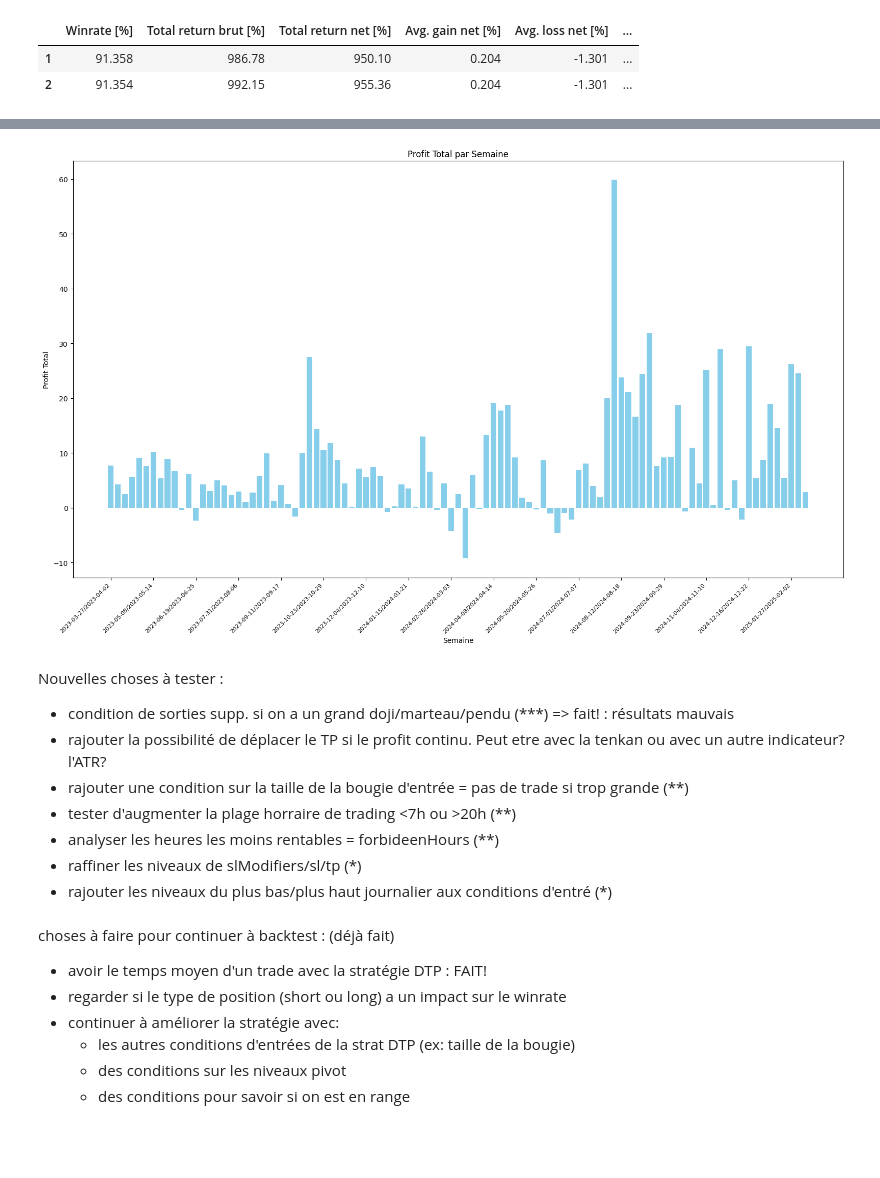
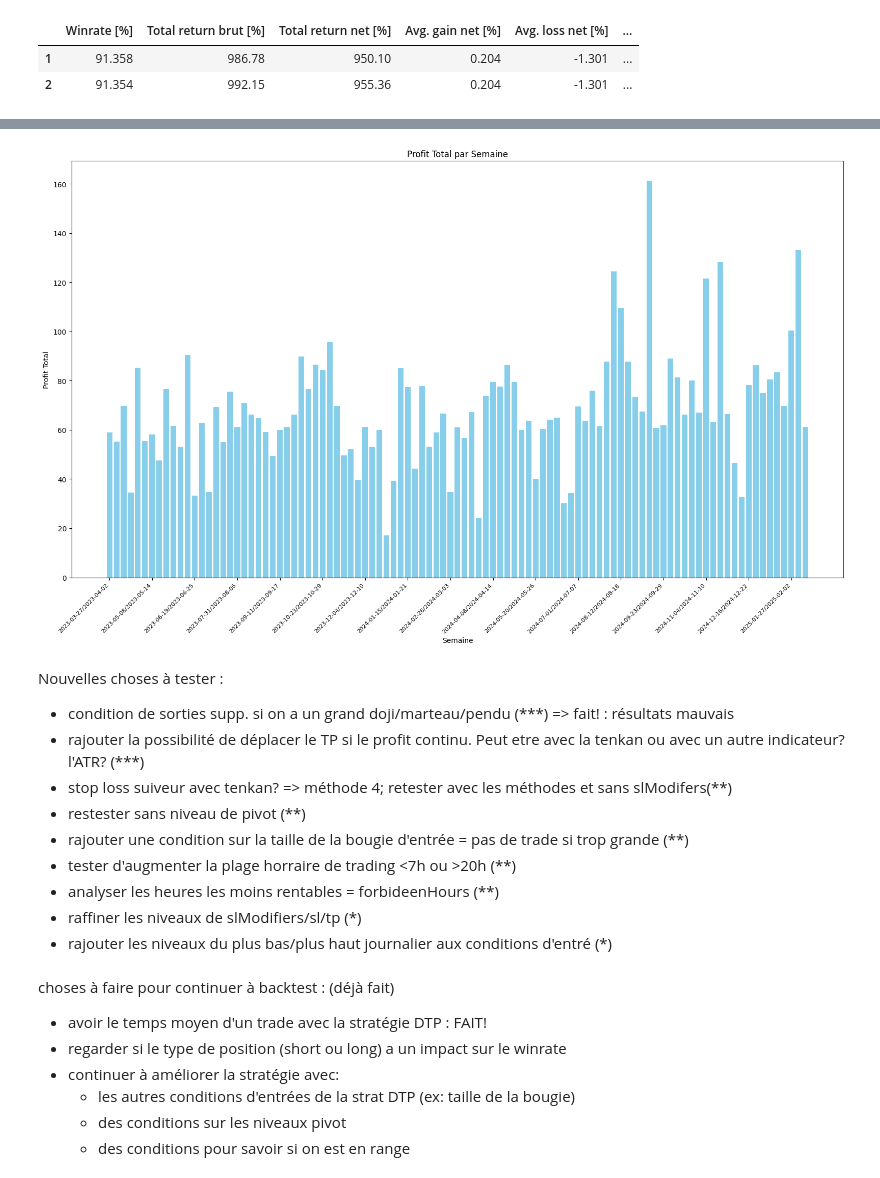
Before and after one commit to tessanix/Backtest_Trading, a Jupyter notebook: strategies_backtest.ipynb, the cells around one changed output, grey strips where cells are left out. Cells and saved outputs as stored; diff of their text form; code cells hidden in the pictures; blank space fills up the shorter version.

```diff
--- a/strategies_backtest.ipynb
+++ b/strategies_backtest.ipynb
@@ -198,12 +240,14 @@ tradeDatasFormated
 # %%
 from processing_functions import plot_bars_of_profit_for_every_weeks
-plot_bars_of_profit_for_every_weeks(filepath, 1)
+plot_bars_of_profit_for_every_weeks(filepath, 32)
 # %% [output]
-[figure, old version]
+[figure, new version]
 # %% [markdown]
 Nouvelles choses à tester :
 - condition de sorties supp. si on a un grand doji/marteau/pendu (***) => fait! : résultats mauvais
-- rajouter la possibilité de déplacer le TP si le profit continu. Peut etre avec la tenkan ou avec un autre indicateur? l'ATR?
+- rajouter la possibilité de déplacer le TP si le profit continu. Peut etre avec la tenkan ou avec un autre indicateur? l'ATR? (***)
+- stop loss suiveur avec tenkan? => méthode 4; retester avec les méthodes et sans slModifers(**)
+- restester sans niveau de pivot (**)
 - rajouter une condition sur la taille de la bougie d'entrée = pas de trade si trop grande (**)
 - tester d'augmenter la plage horraire de trading <7h ou >20h (**)
 - analyser les heures les moins rentables = forbideenHours (**)
```
Also changed, not shown: parts of 17 cells of this notebook, 7 other files.
